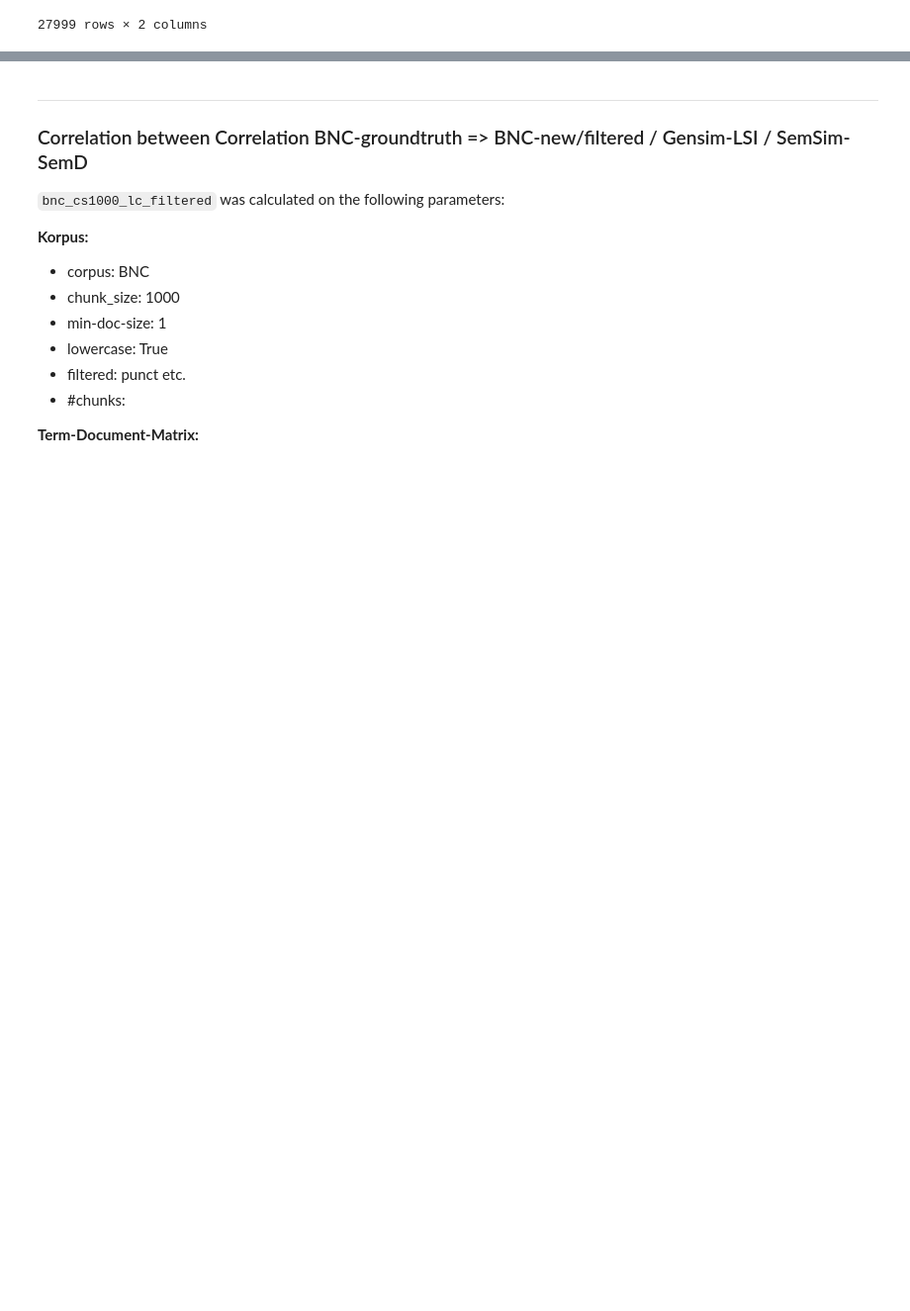
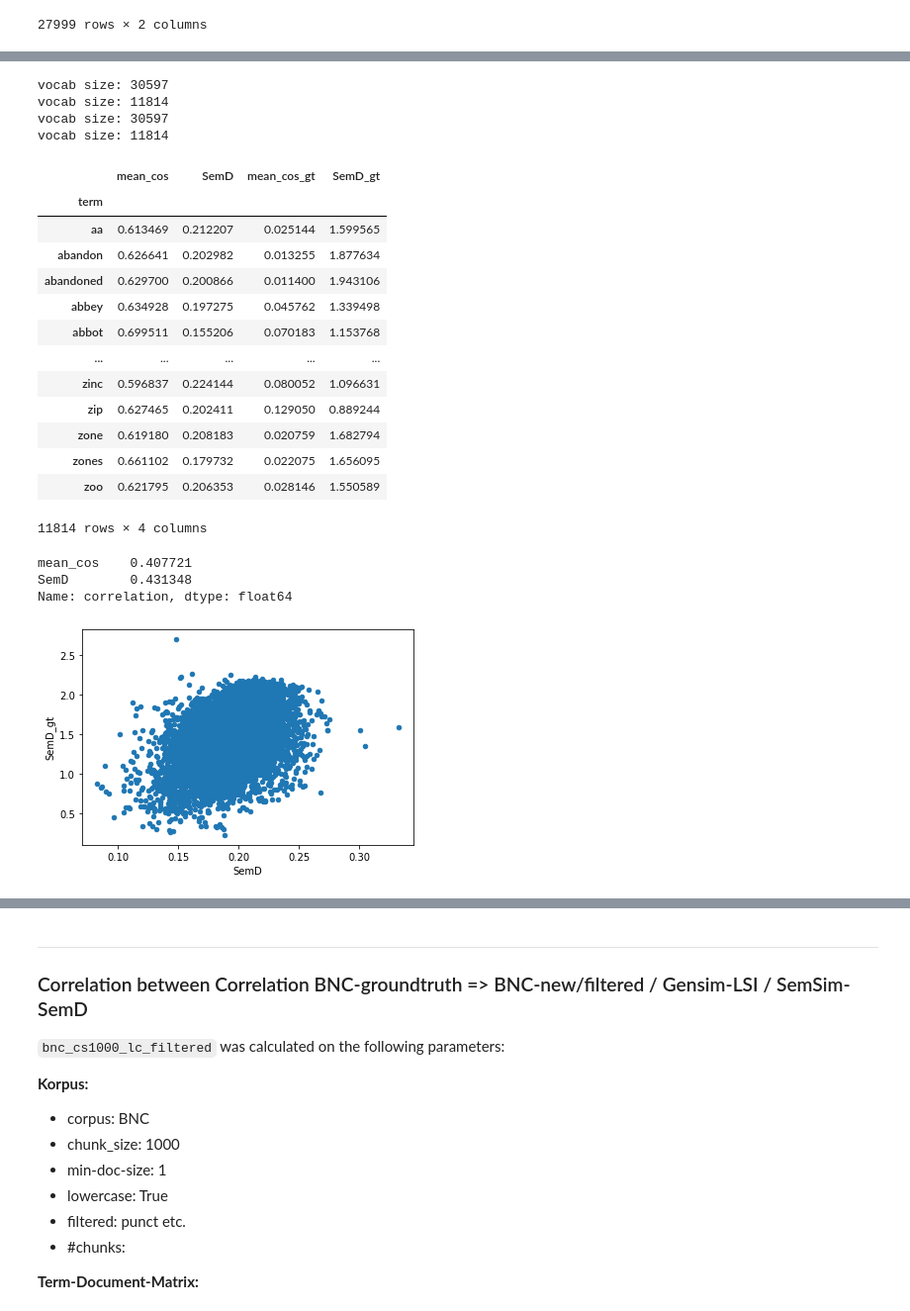
Before and after one commit to andifunke/semsim, a Jupyter notebook: notebooks/Compare_SemD_values.ipynb, the cells around one changed output, grey strips where cells are left out. Shown: that part at 99% size. Saved outputs shown, nothing was run; the diff lists cells and outputs as text; code cells hidden in the pictures; blank space fills up the shorter version.

```diff
--- a/notebooks/Compare_SemD_values.ipynb
+++ b/notebooks/Compare_SemD_values.ipynb
@@ -187,0 +264,28 @@ Name: correlation, dtype: float64
+# %%
+project = 'bnc_w_gt_terms_40'
+gt = gt2
+scatterplot(f'../data/out/SemD/{project}', f'{project}.semd', gt, min_contexts=40)
+semd_correlation(f'../data/out/SemD/{project}', f'{project}.semd', gt, min_contexts=40)
+# %% [output]
+vocab size: 30597
+vocab size: 11814
+vocab size: 30597
+vocab size: 11814
+|  | mean_cos | SemD | mean_cos_gt | SemD_gt |
+| term |  |  |  |  |
+| aa | 0.613469 | 0.212207 | 0.025144 | 1.599565 |
+| abandon | 0.626641 | 0.202982 | 0.013255 | 1.877634 |
+| abandoned | 0.629700 | 0.200866 | 0.011400 | 1.943106 |
+| abbey | 0.634928 | 0.197275 | 0.045762 | 1.339498 |
+| abbot | 0.699511 | 0.155206 | 0.070183 | 1.153768 |
+| ... | ... | ... | ... | ... |
+| zinc | 0.596837 | 0.224144 | 0.080052 | 1.096631 |
+| zip | 0.627465 | 0.202411 | 0.129050 | 0.889244 |
+| zone | 0.619180 | 0.208183 | 0.020759 | 1.682794 |
+| zones | 0.661102 | 0.179732 | 0.022075 | 1.656095 |
+| zoo | 0.621795 | 0.206353 | 0.028146 | 1.550589 |
+11814 rows × 4 columns
+mean_cos    0.407721
+SemD        0.431348
+Name: correlation, dtype: float64
+[figure, added]
```
Also changed, not shown: parts of 55 cells of this notebook, 3 other files.
